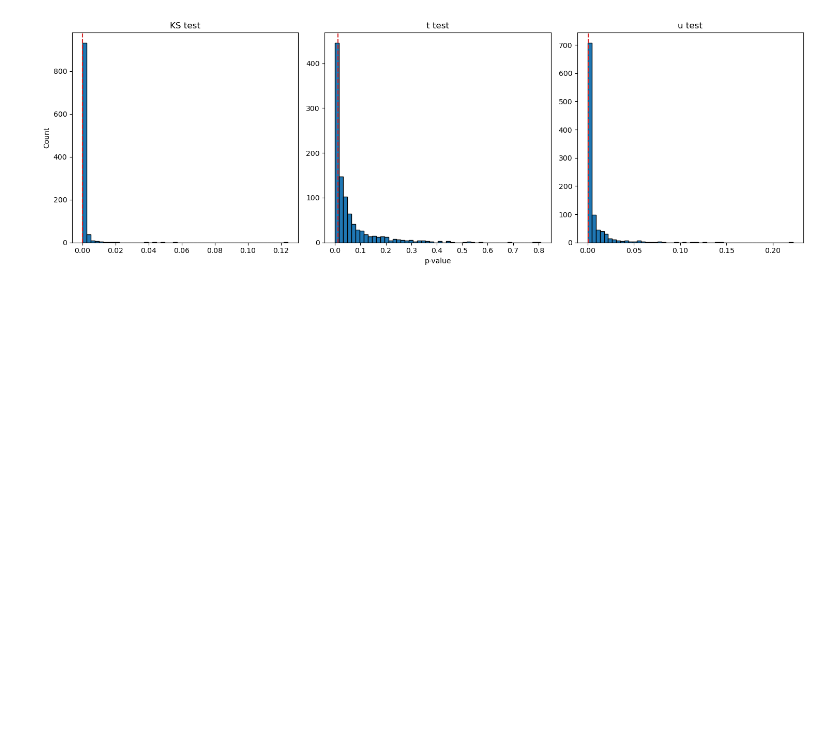
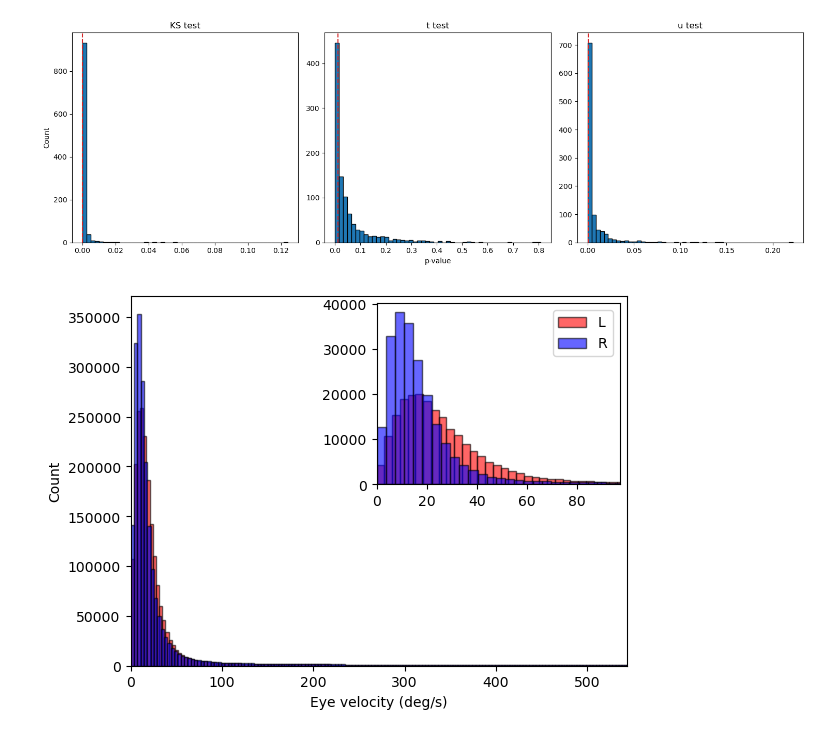
Before and after one commit to josephchengyx/XperEyeDataPractice, a Jupyter notebook: eye_analysis.ipynb, the cells around one changed output. Drawn from its saved outputs; the diff is of its cells as text; code cells hidden in the pictures; blank space fills up the shorter version.

Commit message:
Update eye_analysis.ipynb
Added plot for distribution of eye velocities across all trials all days

```diff
--- a/eye_analysis.ipynb
+++ b/eye_analysis.ipynb
@@ -1029,3 +1030,45 @@ if not os.path.exists(f'{fig_dir}/{fig_name}') or overwrite_files:
     plt.savefig(f'{fig_dir}/{fig_name}', bbox_inches='tight')
 # %% [output]
 [figure]
+# %%
+# Concatenate eye velocity data for all trials across all days
+left_eye_velocities_all_trials_all_days, left_eye_elapsed_time_all_trials_all_days = list(), list()
+right_eye_velocities_all_trials_all_days, right_eye_elapsed_time_all_trials_all_days = list(), list()
+n_trials_per_day = dict()
+
+for db_name, days_data in all_days_data.items():
+    left_eye_trial_data, right_eye_trial_data = days_data[:2]
+    # Keep track of number of trials per recording session
+    n_trials_per_day[db_name] = len(left_eye_trial_data.time)
+    # Keep as list of eye velocity arrays per trial
+    left_eye_velocities_all_trials_all_days.extend(left_eye_trial_data.velocities)
+    left_eye_elapsed_time_all_trials_all_days.extend(left_eye_trial_data.elapsed_time)
+    right_eye_velocities_all_trials_all_days.extend(right_eye_trial_data.velocities)
+    right_eye_elapsed_time_all_trials_all_days.extend(right_eye_trial_data.elapsed_time)
+# %%
+### Eye velocity distribution across all trials, all days
+plt.figure()
+n_hist_bins = 5000
+plt.hist(np.concatenate(left_eye_velocities_all_trials_all_days), bins=n_hist_bins, color='r', edgecolor='k', alpha=0.6, label='L')
+plt.hist(np.concatenate(right_eye_velocities_all_trials_all_days), bins=n_hist_bins, color='b', edgecolor='k', alpha=0.6, label='R')
+plt.xlim([0, np.percentile(np.nan_to_num(np.concatenate([np.concatenate(left_eye_velocities_all_trials_all_days), np.concatenate(right_eye_velocities_all_trials_all_days)])), 99)])
+
+# Create zoomed inset axes
+ax = plt.gca()
+axins = inset_axes(ax, width="70%", height="70%", loc="upper right", bbox_to_anchor=(0.3, 0.3, 0.7, 0.7), bbox_transform=ax.transAxes)
+axins.hist(np.concatenate(left_eye_trial_data.velocities), bins=n_hist_bins, color='r', edgecolor='k', alpha=0.6, label='L')
+axins.hist(np.concatenate(right_eye_trial_data.velocities), bins=n_hist_bins, color='b', edgecolor='k', alpha=0.6, label='R')
+axins.set_xlim([0, np.percentile(np.nan_to_num(np.concatenate([np.concatenate(left_eye_velocities_all_trials_all_days), np.concatenate(right_eye_velocities_all_trials_all_days)])), 92.5)])
+
+ax.set_xlabel('Eye velocity (deg/s)')
+ax.set_ylabel('Count')
+plt.legend()
+
+fig_dir = f'/Users/joseph/Documents/GitHub/figures/eye_trace'
+fig_name = f'eye_velocity_hist.png'
+if not os.path.exists(f'{fig_dir}/{fig_name}') or overwrite_files:
+    if not os.path.exists(fig_dir):
+        os.makedirs(fig_dir)
+    plt.savefig(f'{fig_dir}/{fig_name}', bbox_inches='tight')
+# %% [output]
+[figure, added]
```
Also changed, not shown: parts of 1 cell of this notebook.
